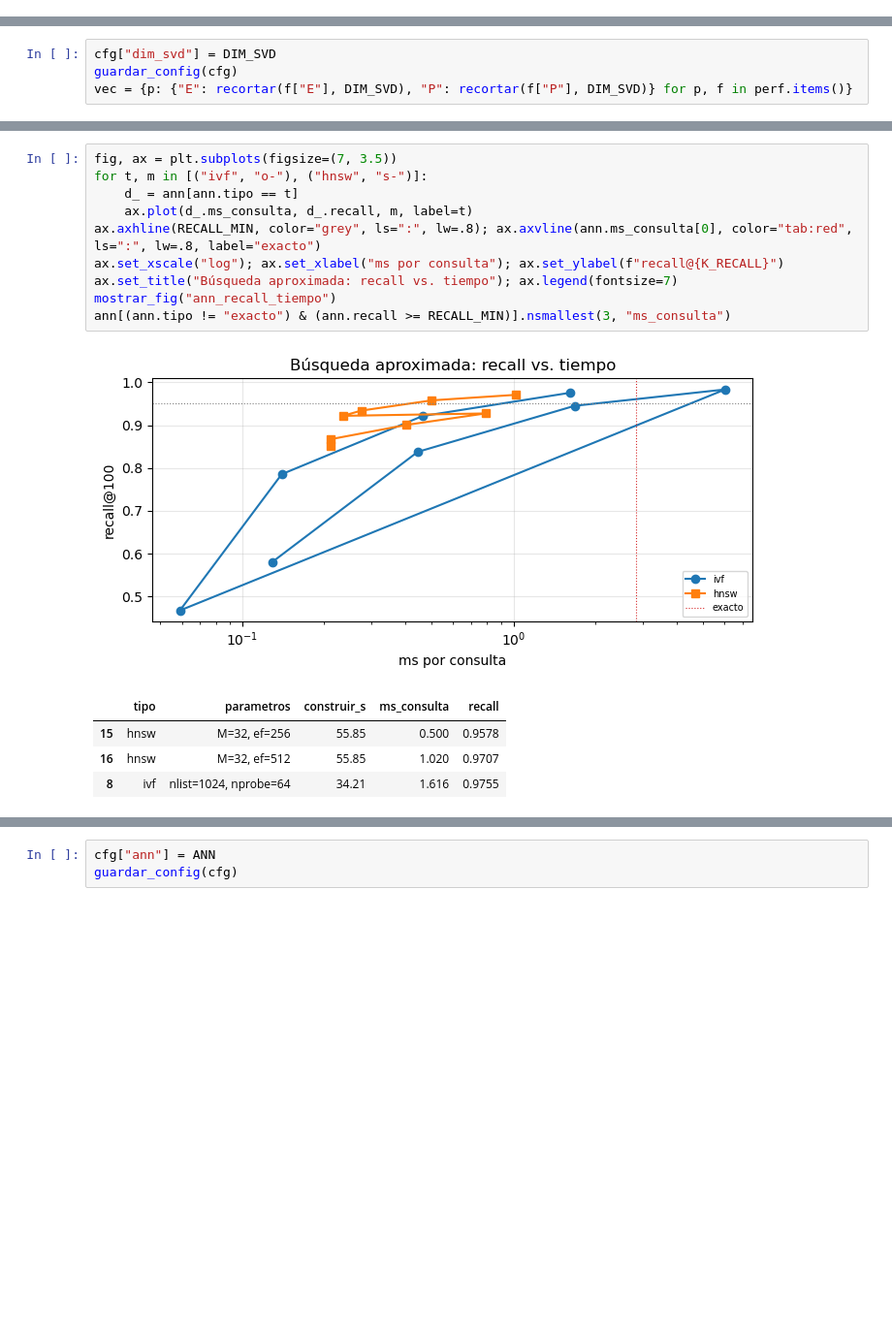
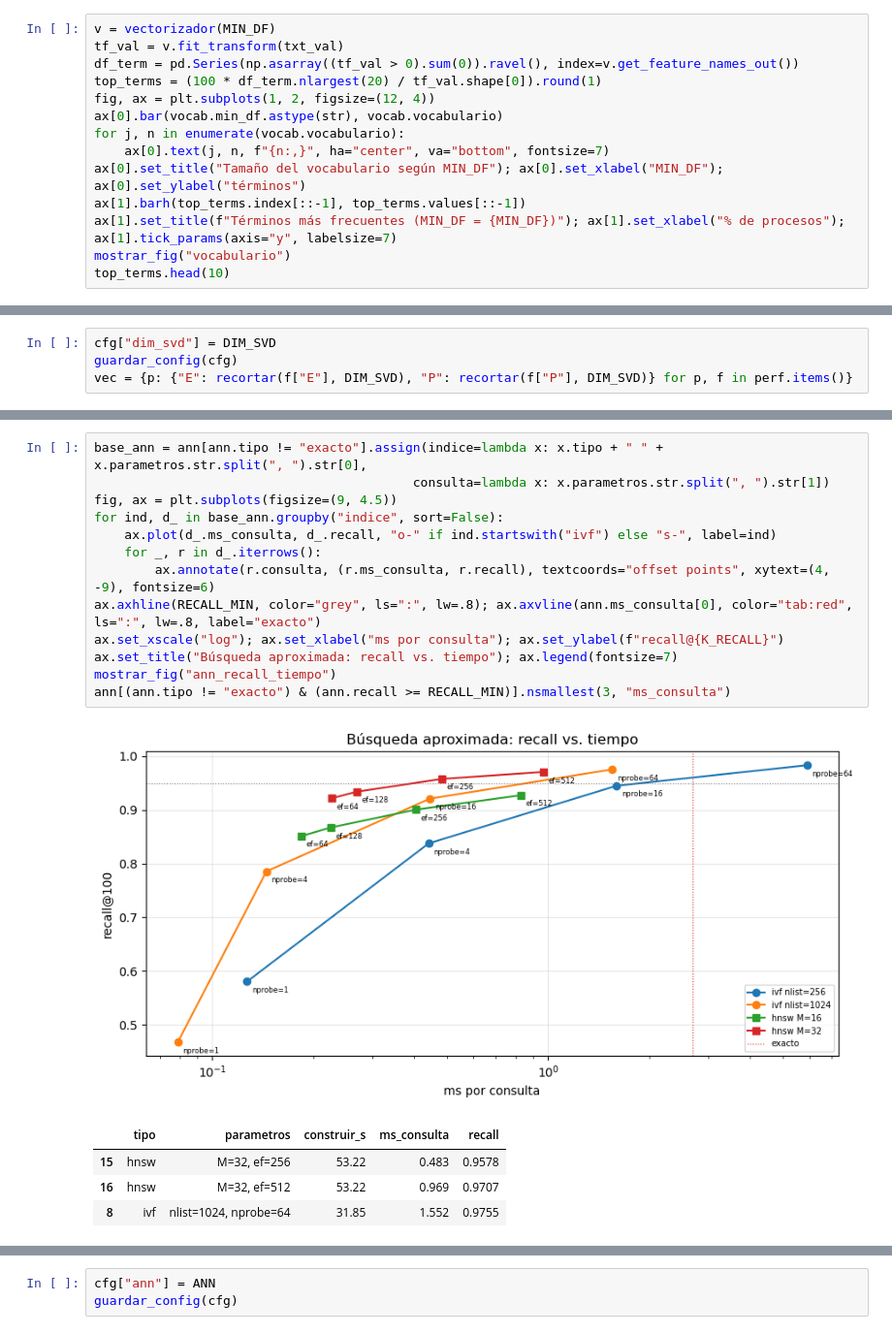
Before and after one commit to paolovasquezg/dm-proj2, a Jupyter notebook: 03_Recomend/c_contenido.ipynb, the cells around one changed output, grey strips where cells are left out. Shown at 97% size. Cells and saved outputs as stored; diff of their text form; blank space fills up the shorter version.

```diff
--- a/03_Recomend/c_contenido.ipynb
+++ b/03_Recomend/c_contenido.ipynb
@@ -108,3 +120,17 @@ vocab
 - **Con 5 quedan 12.6k**; con 10 y 20 se pierden términos de rubros chicos
 
 - `MAX_DF = 0.5` descarta términos genéricos del procedimiento
+# %%
+v = vectorizador(MIN_DF)
+tf_val = v.fit_transform(txt_val)
+df_term = pd.Series(np.asarray((tf_val > 0).sum(0)).ravel(), index=v.get_feature_names_out())
+top_terms = (100 * df_term.nlargest(20) / tf_val.shape[0]).round(1)
+fig, ax = plt.subplots(1, 2, figsize=(12, 4))
+ax[0].bar(vocab.min_df.astype(str), vocab.vocabulario)
+for j, n in enumerate(vocab.vocabulario):
+    ax[0].text(j, n, f"{n:,}", ha="center", va="bottom", fontsize=7)
+ax[0].set_title("Tamaño del vocabulario según MIN_DF"); ax[0].set_xlabel("MIN_DF"); ax[0].set_ylabel("términos")
+ax[1].barh(top_terms.index[::-1], top_terms.values[::-1])
+ax[1].set_title(f"Términos más frecuentes (MIN_DF = {MIN_DF})"); ax[1].set_xlabel("% de procesos"); ax[1].tick_params(axis="y", labelsize=7)
+mostrar_fig("vocabulario")
+top_terms.head(10)
@@ -262,17 +316,20 @@ base: 192,290 proveedores × 512 dimensiones | consultas: 2,112
 # %%
-fig, ax = plt.subplots(figsize=(7, 3.5))
-for t, m in [("ivf", "o-"), ("hnsw", "s-")]:
-    d_ = ann[ann.tipo == t]
-    ax.plot(d_.ms_consulta, d_.recall, m, label=t)
+base_ann = ann[ann.tipo != "exacto"].assign(indice=lambda x: x.tipo + " " + x.parametros.str.split(", ").str[0],
+                                          consulta=lambda x: x.parametros.str.split(", ").str[1])
+fig, ax = plt.subplots(figsize=(9, 4.5))
+for ind, d_ in base_ann.groupby("indice", sort=False):
+    ax.plot(d_.ms_consulta, d_.recall, "o-" if ind.startswith("ivf") else "s-", label=ind)
+    for _, r in d_.iterrows():
+        ax.annotate(r.consulta, (r.ms_consulta, r.recall), textcoords="offset points", xytext=(4, -9), fontsize=6)
 ax.axhline(RECALL_MIN, color="grey", ls=":", lw=.8); ax.axvline(ann.ms_consulta[0], color="tab:red", ls=":", lw=.8, label="exacto")
 ax.set_xscale("log"); ax.set_xlabel("ms por consulta"); ax.set_ylabel(f"recall@{K_RECALL}")
 ax.set_title("Búsqueda aproximada: recall vs. tiempo"); ax.legend(fontsize=7)
 mostrar_fig("ann_recall_tiempo")
 ann[(ann.tipo != "exacto") & (ann.recall >= RECALL_MIN)].nsmallest(3, "ms_consulta")
 # %% [output]
-[figure, old version]
+[figure, new version]
 |  | tipo | parametros | construir_s | ms_consulta | recall |
-| 15 | hnsw | M=32, ef=256 | 55.85 | 0.500 | 0.9578 |
-| 16 | hnsw | M=32, ef=512 | 55.85 | 1.020 | 0.9707 |
-| 8 | ivf | nlist=1024, nprobe=64 | 34.21 | 1.616 | 0.9755 |
+| 15 | hnsw | M=32, ef=256 | 53.22 | 0.483 | 0.9578 |
+| 16 | hnsw | M=32, ef=512 | 53.22 | 0.969 | 0.9707 |
+| 8 | ivf | nlist=1024, nprobe=64 | 31.85 | 1.552 | 0.9755 |
 # %% [markdown]
```
Also changed, not shown: parts of 28 cells of this notebook, 4 other files.
